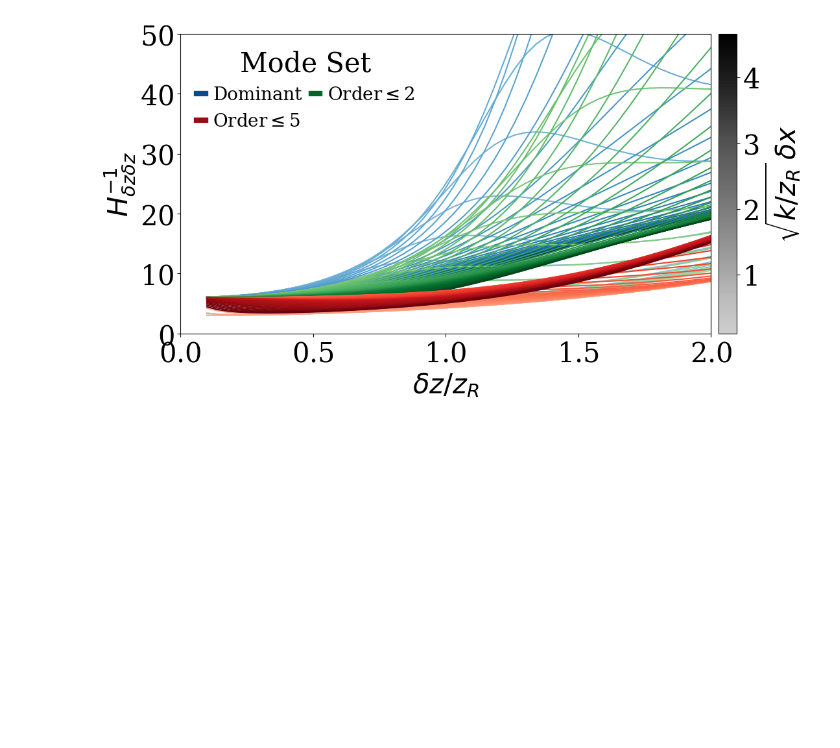
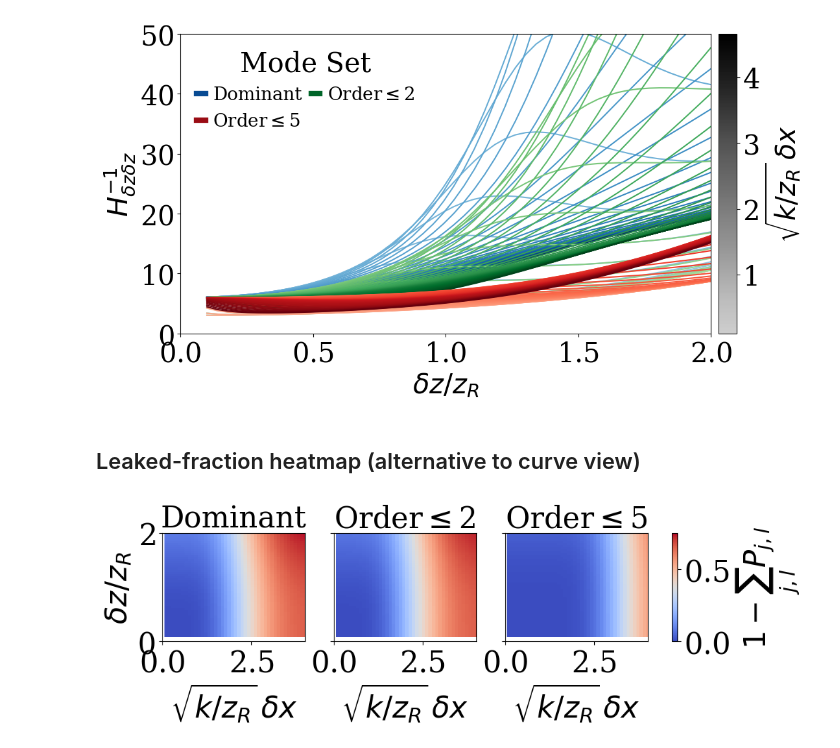
Before and after one commit to jernejfrank/rayfish, a Jupyter notebook: examples/distance_3_point_sources_remainder_hg_xy/simulation.ipynb, the cells around one changed output. Saved outputs shown, nothing was run; the diff lists cells and outputs as text; code cells hidden in the pictures; blank space fills up the shorter version.

```diff
--- a/examples/distance_3_point_sources_remainder_hg_xy/simulation.ipynb
+++ b/examples/distance_3_point_sources_remainder_hg_xy/simulation.ipynb
@@ -328,3 +328,26 @@ plt.show()
 # %% [output]
 [figure]
 [figure]
+# %% [markdown]
+## Leaked-fraction heatmap (alternative to curve view)
+# %%
+# Heatmap view of leaked fraction L = 1 - sum P_{j,l} over (delta x, delta z)
+sets = [-1, 3, 6]
+titles = ["Dominant", r"Order$\leq$2", r"Order$\leq$5"]
+lf = {i: np.load(f"leaked_fraction_{i}.npy") for i in sets}
+vmax = max(float(lf[i].max()) for i in sets)
+fig, axes = plt.subplots(1, 3, figsize=(10, 3.2), constrained_layout=True, sharey=True)
+for ax, i, t in zip(axes, sets, titles):
+    pcm = ax.pcolormesh(
+        x_range, p_range, lf[i].T, vmin=0, vmax=vmax, shading="auto", cmap="coolwarm"
+    )
+    ax.set_title(t)
+    ax.set_xlabel(r"$\sqrt{k/z_R}\,\delta x$")
+    ax.set_xlim(0, 4)
+    ax.set_ylim(0, 2)
+axes[0].set_ylabel(r"$\delta z / z_R$")
+fig.colorbar(pcm, ax=axes, label=r"$1 - \sum_{j,l} P_{j,l}$")
+fig.savefig("leaked_fraction_heatmap.pdf", bbox_inches="tight")
+plt.show()
+# %% [output]
+[figure, added]
```
Also changed, not shown: 7 other files.
